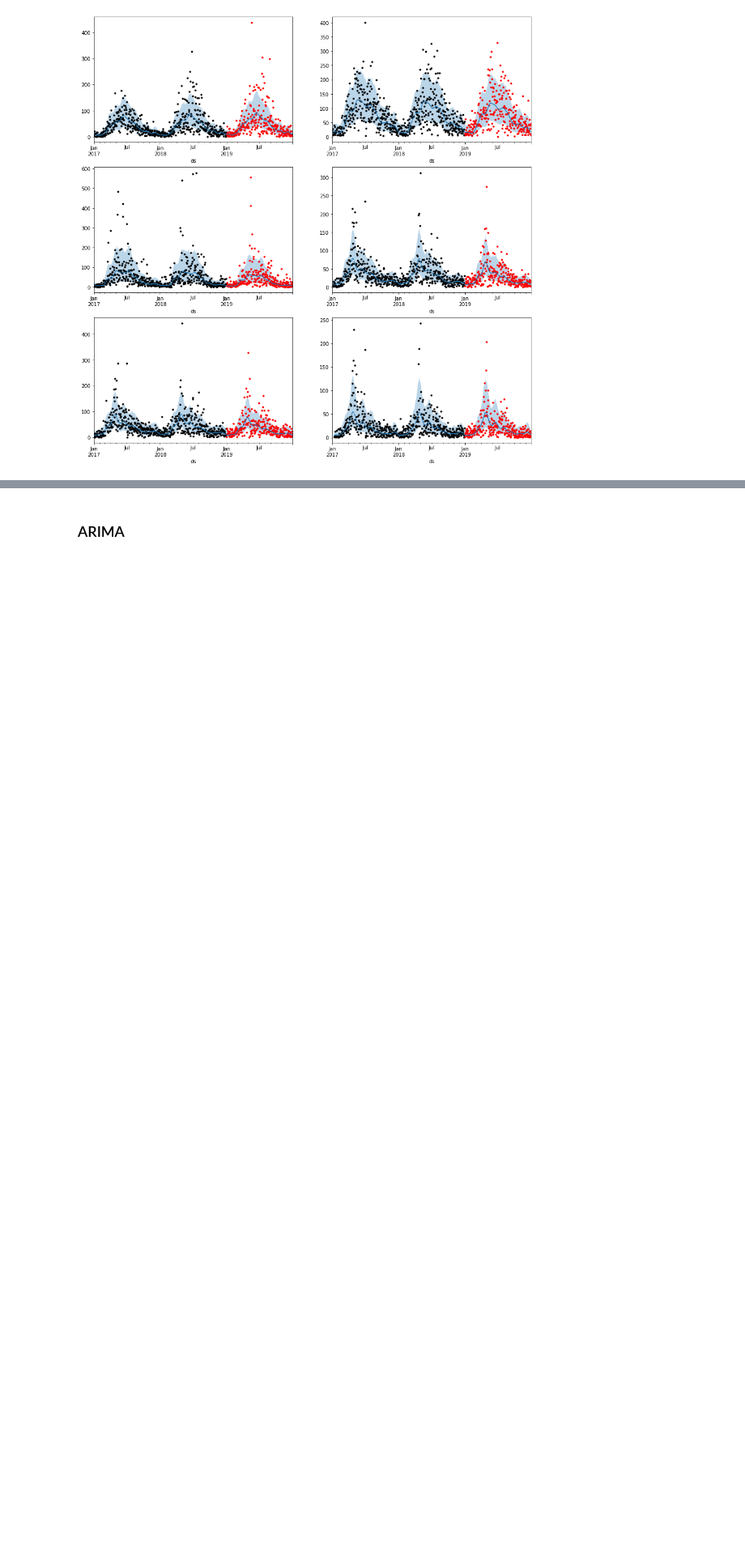
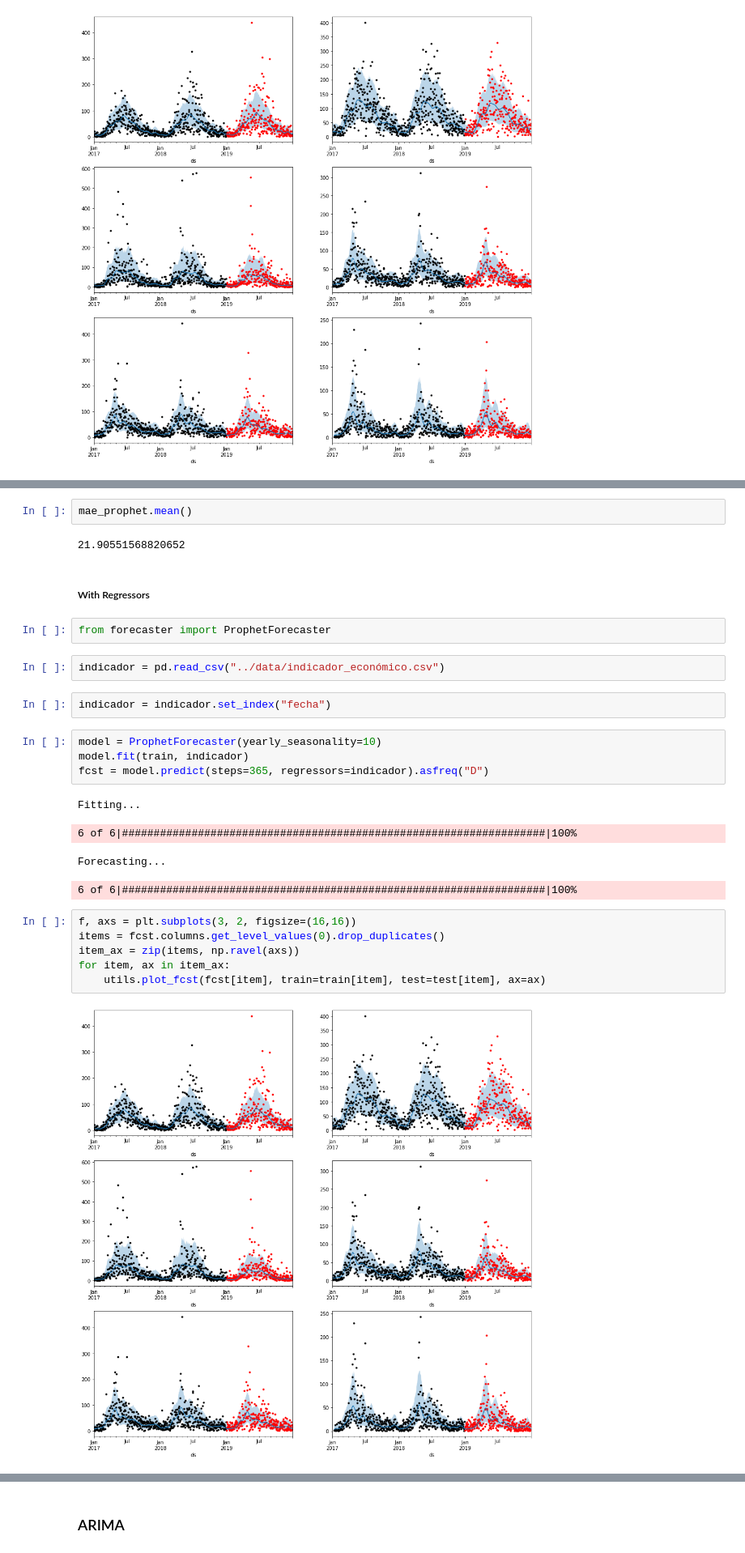
Before and after one commit to coldwhitewinters/LV, a Jupyter notebook: notebooks/forecaster_daily.ipynb, the cells around one changed output, grey strips where cells are left out. Shown: that part at 81% size. Drawn from its saved outputs; the diff is of its cells as text; blank space fills up the shorter version.

Commit message:
Added holidays and regressors

```diff
--- a/notebooks/forecaster_daily.ipynb
+++ b/notebooks/forecaster_daily.ipynb
@@ -336,0 +117,29 @@ mae_prophet
+# %%
+mae_prophet.mean()
+# %% [output]
+21.90551568820652
+# %% [markdown]
+##### With Regressors
+# %%
+from forecaster import ProphetForecaster
+# %%
+indicador = pd.read_csv("../data/indicador_económico.csv")
+# %%
+indicador = indicador.set_index("fecha")
+# %%
+model = ProphetForecaster(yearly_seasonality=10)
+model.fit(train, indicador)
+fcst = model.predict(steps=365, regressors=indicador).asfreq("D")
+# %% [output]
+Fitting...
+6 of 6|###################################################################|100%
+Forecasting...
+6 of 6|###################################################################|100%
+# %%
+f, axs = plt.subplots(3, 2, figsize=(16,16))
+items = fcst.columns.get_level_values(0).drop_duplicates()
+item_ax = zip(items, np.ravel(axs))
+for item, ax in item_ax:
+    utils.plot_fcst(fcst[item], train=train[item], test=test[item], ax=ax)
+# %% [output]
+[figure, added]
```
Also changed, not shown: parts of 24 cells of this notebook, 4 other files.
